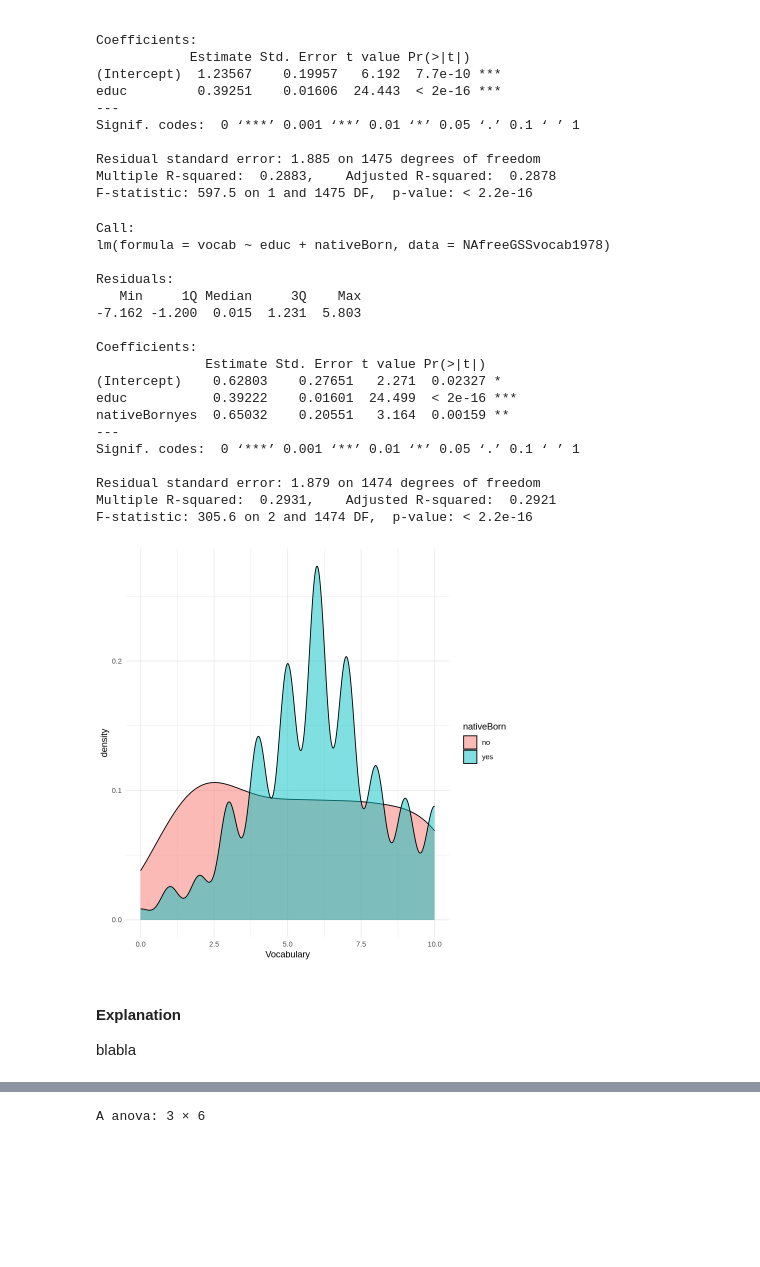
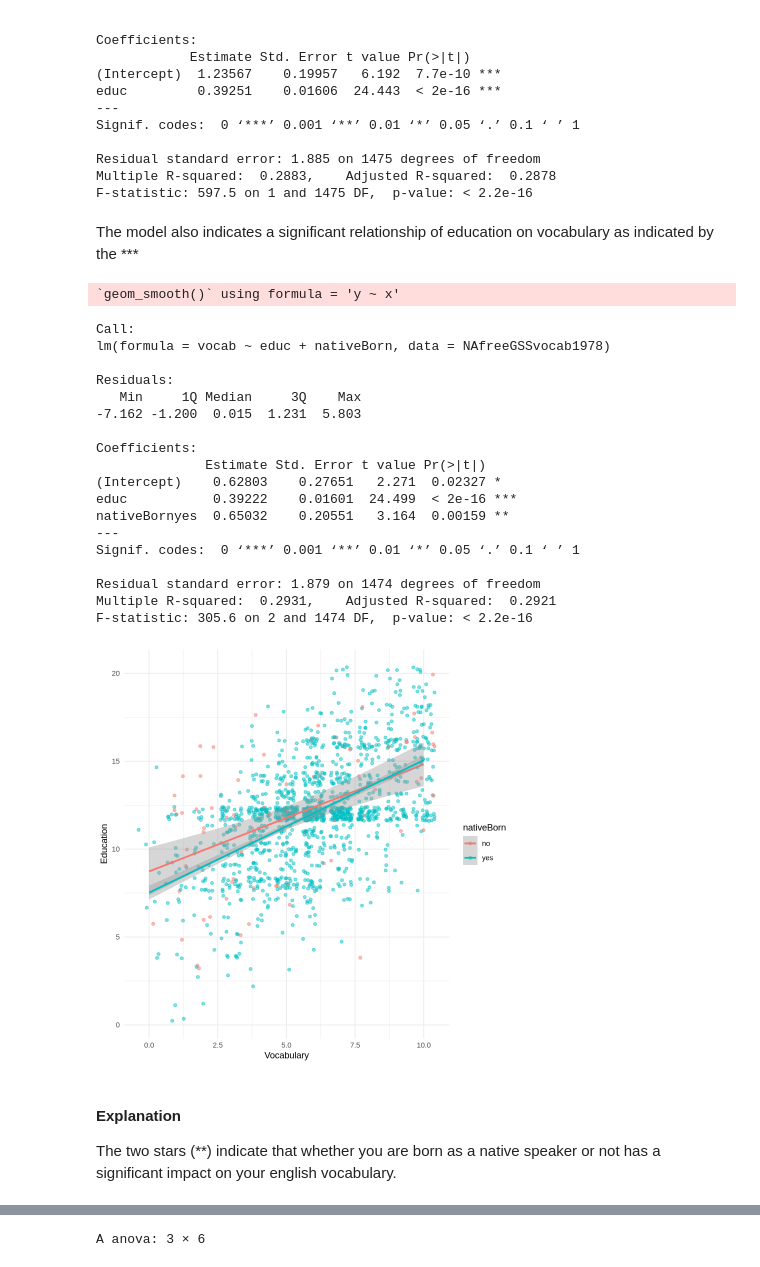
Before and after one commit to MaleneJensen1212/CulturalDataScience, a Jupyter notebook: Assignment2.ipynb, the cells around one changed output, grey strips where cells are left out. Cells and saved outputs as stored; diff of their text form; code cells hidden in the pictures; blank space fills up the shorter version.

```diff
--- a/Assignment2.ipynb
+++ b/Assignment2.ipynb
@@ -141,38 +170,44 @@ Signif. codes:  0 ‘***’ 0.001 ‘**’ 0.01 ‘*’ 0.05 ‘.’ 0.1 ‘ ’
 Residual standard error: 1.885 on 1475 degrees of freedom
 Multiple R-squared:  0.2883,    Adjusted R-squared:  0.2878
 F-statistic: 597.5 on 1 and 1475 DF,  p-value: < 2.2e-16
+# %% [markdown]
+The model also indicates a significant relationship of education on vocabulary as indicated by the ***
 # %%
-#Whether a person is the native of an English-speaking country(‘nativeBorn’) could potentially have an impact on the size of their vocabulary.
-#Visualize the relationship and add the predictor to the model. Briefly explain theresults.
-ggplot(NAfreeGSSvocab1978, aes(x=vocab, fill = nativeBorn))+
-    geom_density(alpha = 0.5)+
+#Whether a person is the native of an English-speaking country (‘nativeBorn’) could potentially have an impact on the size of their vocabulary.
+#Visualize the relationship and add the predictor to the model. Briefly explain the results.
+ggplot(NAfreeGSSvocab1978, aes(x=vocab, y=educ, color = nativeBorn))+
+    geom_jitter(alpha = 0.5) +
+    geom_smooth(method=lm) +
     xlab("Vocabulary") +
+    ylab("Education") +
     theme_minimal()
-    #facet_wrap(~nativeBorn)
+
+#Make point plot with uncertainty line and have two lines one for native yes and one for native no.
 
 model2 <- lm(vocab ~ educ + nativeBorn, data = NAfreeGSSvocab1978)
 summary(model2)
 # %% [output]
-Call:
-lm(formula = vocab ~ educ + nativeBorn, data = NAfreeGSSvocab1978)
-
-Residuals:
-   Min     1Q Median     3Q    Max
--7.162 -1.200  0.015  1.231  5.803
-
-Coefficients:
-              Estimate Std. Error t value Pr(>|t|)
-(Intercept)    0.62803    0.27651   2.271  0.02327 *
-educ           0.39222    0.01601  24.499  < 2e-16 ***
-nativeBornyes  0.65032    0.20551   3.164  0.00159 **
----
-Signif. codes:  0 ‘***’ 0.001 ‘**’ 0.01 ‘*’ 0.05 ‘.’ 0.1 ‘ ’ 1
-
-Residual standard error: 1.879 on 1474 degrees of freedom
-Multiple R-squared:  0.2931,    Adjusted R-squared:  0.2921
-F-statistic: 305.6 on 2 and 1474 DF,  p-value: < 2.2e-16
+`geom_smooth()` using formula = 'y ~ x'
+Call:
+lm(formula = vocab ~ educ + nativeBorn, data = NAfreeGSSvocab1978)
+
+Residuals:
+   Min     1Q Median     3Q    Max
+-7.162 -1.200  0.015  1.231  5.803
+
+Coefficients:
+              Estimate Std. Error t value Pr(>|t|)
+(Intercept)    0.62803    0.27651   2.271  0.02327 *
+educ           0.39222    0.01601  24.499  < 2e-16 ***
+nativeBornyes  0.65032    0.20551   3.164  0.00159 **
+---
+Signif. codes:  0 ‘***’ 0.001 ‘**’ 0.01 ‘*’ 0.05 ‘.’ 0.1 ‘ ’ 1
+
+Residual standard error: 1.879 on 1474 degrees of freedom
+Multiple R-squared:  0.2931,    Adjusted R-squared:  0.2921
+F-statistic: 305.6 on 2 and 1474 DF,  p-value: < 2.2e-16
-[figure, old version]
+[figure, new version]
 # %% [markdown]
 #### Explanation
-blabla
+The two stars (**) indicate that whether you are born as a native speaker or not has a significant impact on your english vocabulary.
 # %%
```
Also changed, not shown: parts of 11 cells of this notebook.
